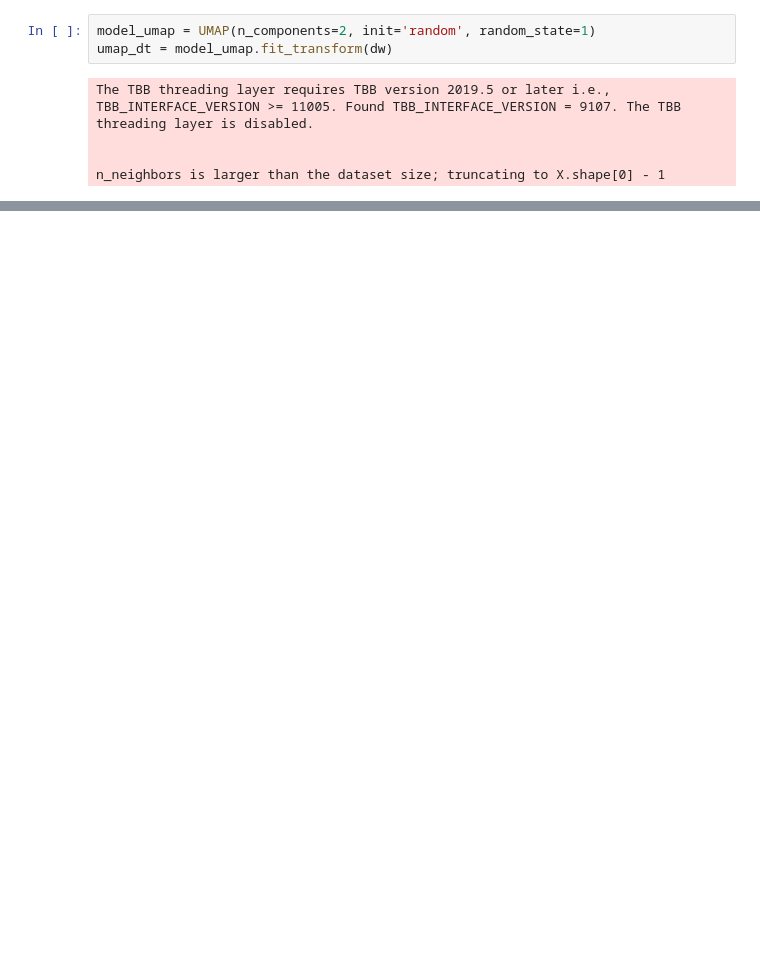
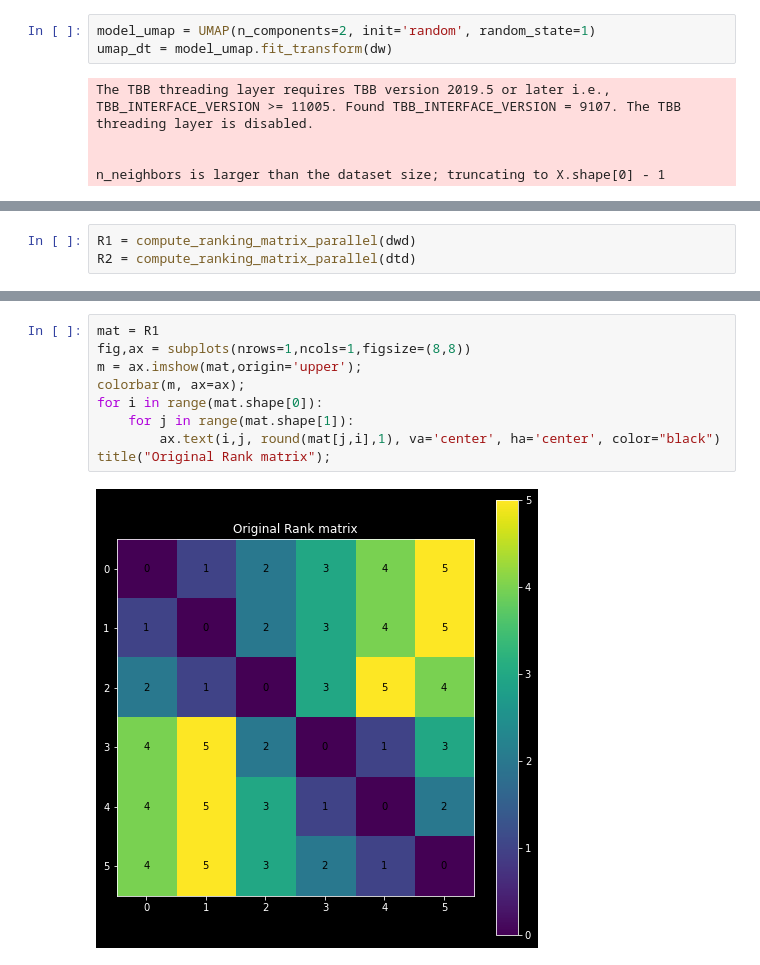
Before and after one commit to linesn/topic_model_dimensionality_reduction, a Jupyter notebook: NOTEBOOKS/dimensionality_reduction_demo.ipynb, the cells around one changed output, grey strips where cells are left out. Cells and saved outputs as stored; diff of their text form; blank space fills up the shorter version.

```diff
--- a/NOTEBOOKS/dimensionality_reduction_demo.ipynb
+++ b/NOTEBOOKS/dimensionality_reduction_demo.ipynb
@@ -45,0 +247,3 @@ fig.show()
+# %%
+R1 = compute_ranking_matrix_parallel(dwd)
+R2 = compute_ranking_matrix_parallel(dtd)
@@ -45,0 +261,11 @@ fig.show()
+# %%
+mat = R1
+fig,ax = subplots(nrows=1,ncols=1,figsize=(8,8))
+m = ax.imshow(mat,origin='upper');
+colorbar(m, ax=ax);
+for i in range(mat.shape[0]):
+    for j in range(mat.shape[1]):
+        ax.text(i,j, round(mat[j,i],1), va='center', ha='center', color="black")
+title("Original Rank matrix");
+# %% [output]
+[figure, added]
```
Also changed, not shown: parts of 14 cells of this notebook, 1 other file.
